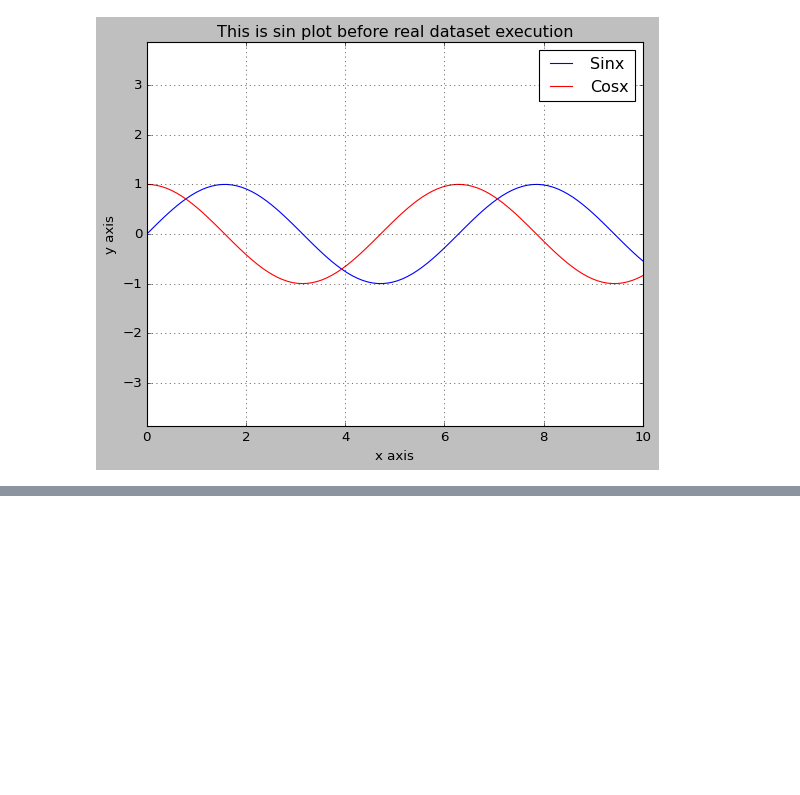
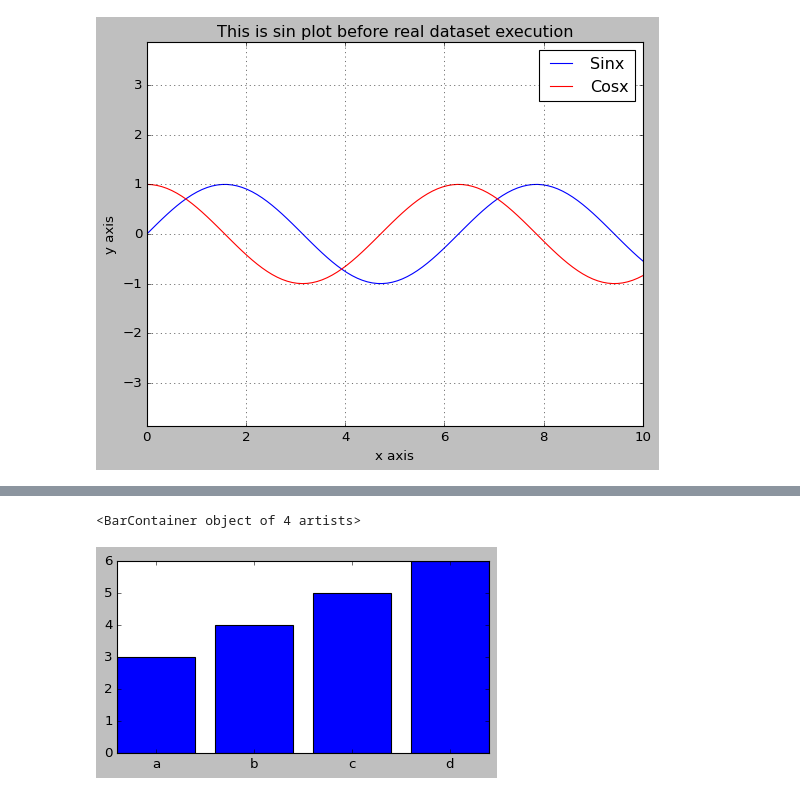
Before and after one commit to omkarpattnaik8080/Matplotlib01, a Jupyter notebook: MatplotlibComplete.ipynb, the cells around one changed output, grey strips where cells are left out. Drawn from its saved outputs; the diff is of its cells as text; code cells hidden in the pictures; blank space fills up the shorter version.

```diff
--- a/MatplotlibComplete.ipynb
+++ b/MatplotlibComplete.ipynb
@@ -284,0 +340,3 @@ plt.show()
+# %%
+x=["a","b","c","d"]
+y=[3,4,5,6]
@@ -284,0 +351,6 @@ plt.show()
+# %%
+plt.figure(figsize=(6,3)) #6 inches in x axis and 3 inches in y axis
+plt.bar(x,y)
+# %% [output]
+<BarContainer object of 4 artists>
+[figure, added]
```
Also changed, not shown: parts of 18 cells of this notebook.
